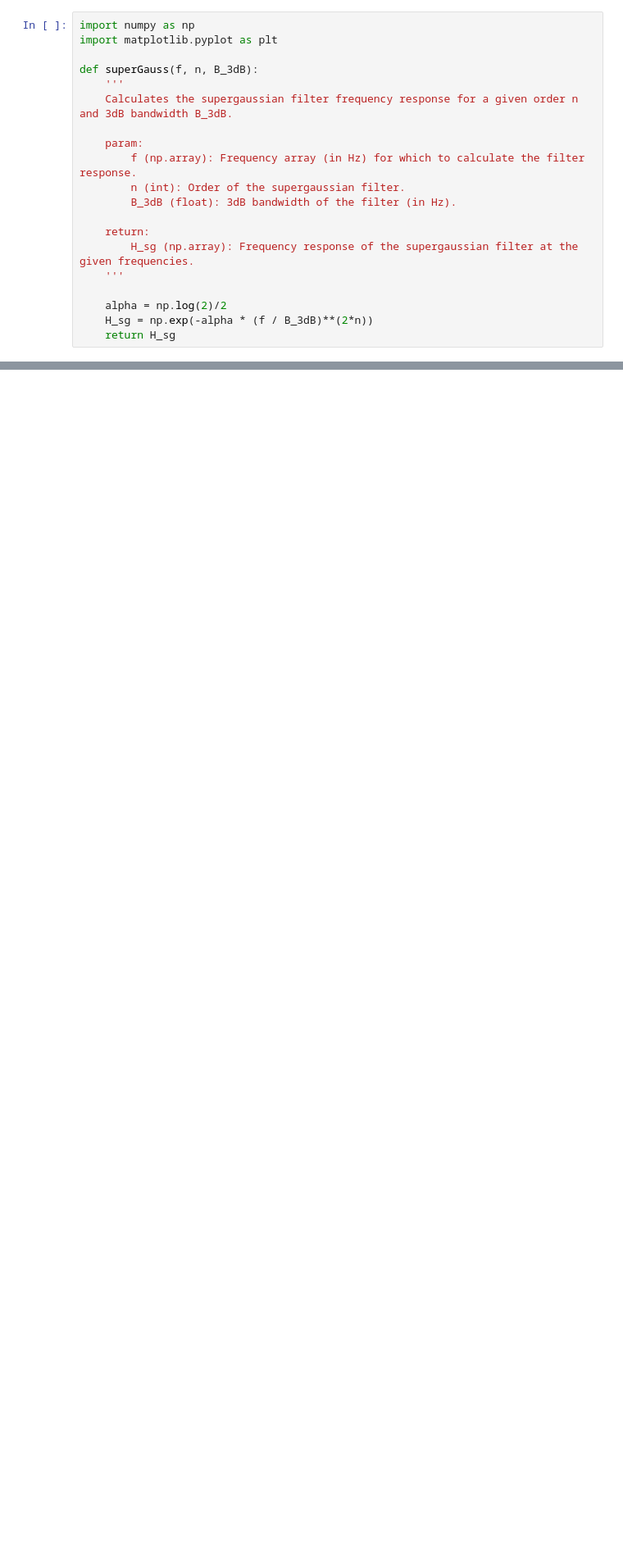
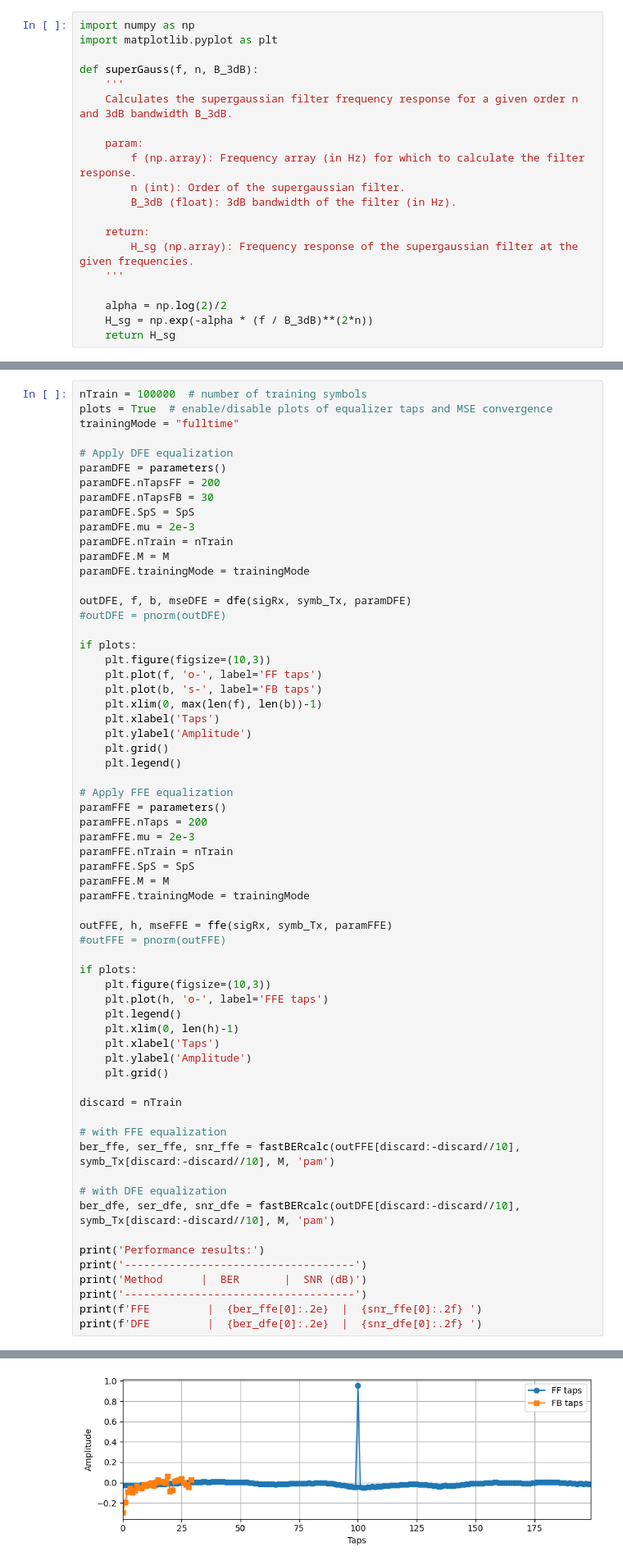
Before and after one commit to elmerfariass/Performance-Modeling-for-High-Capacity-IMDD-Systems, a Jupyter notebook: IMDD_Simulation/Section-II_Simulation.ipynb, the cells around one changed output, grey strips where cells are left out. Shown at 82% size. Cells and saved outputs as stored; diff of their text form; blank space fills up the shorter version.

```diff
--- a/IMDD_Simulation/Section-II_Simulation.ipynb
+++ b/IMDD_Simulation/Section-II_Simulation.ipynb
@@ -258,0 +260,64 @@ plt.show
+# %%
+nTrain = 100000  # number of training symbols
+plots = True  # enable/disable plots of equalizer taps and MSE convergence
+trainingMode = "fulltime"
+
+# Apply DFE equalization
+paramDFE = parameters()
+paramDFE.nTapsFF = 200
+paramDFE.nTapsFB = 30
+paramDFE.SpS = SpS
+paramDFE.mu = 2e-3
+paramDFE.nTrain = nTrain
+paramDFE.M = M
+paramDFE.trainingMode = trainingMode
+
+outDFE, f, b, mseDFE = dfe(sigRx, symb_Tx, paramDFE)
+#outDFE = pnorm(outDFE)
+
+if plots:
+    plt.figure(figsize=(10,3))
+    plt.plot(f, 'o-', label='FF taps')
+    plt.plot(b, 's-', label='FB taps')
+    plt.xlim(0, max(len(f), len(b))-1)
+    plt.xlabel('Taps')
+    plt.ylabel('Amplitude')
+    plt.grid()
+    plt.legend()
+
+# Apply FFE equalization
+paramFFE = parameters()
+paramFFE.nTaps = 200
+paramFFE.mu = 2e-3
+paramFFE.nTrain = nTrain
+paramFFE.SpS = SpS
+paramFFE.M = M
+paramFFE.trainingMode = trainingMode
+
+outFFE, h, mseFFE = ffe(sigRx, symb_Tx, paramFFE)
+#outFFE = pnorm(outFFE)
+
+if plots:
+    plt.figure(figsize=(10,3))
+    plt.plot(h, 'o-', label='FFE taps')
+    plt.legend()
+    plt.xlim(0, len(h)-1)
+    plt.xlabel('Taps')
+    plt.ylabel('Amplitude')
+    plt.grid()
+
+discard = nTrain
+
+# with FFE equalization
+ber_ffe, ser_ffe, snr_ffe = fastBERcalc(outFFE[discard:-discard//10], symb_Tx[discard:-discard//10], M, 'pam')
+
+# with DFE equalization
+ber_dfe, ser_dfe, snr_dfe = fastBERcalc(outDFE[discard:-discard//10], symb_Tx[discard:-discard//10], M, 'pam')
+
+print('Performance results:')
+print('------------------------------------')
+print('Method      |  BER       |  SNR (dB)')
+print('------------------------------------')
+print(f'FFE         |  {ber_ffe[0]:.2e}  |  {snr_ffe[0]:.2f} ')
+print(f'DFE         |  {ber_dfe[0]:.2e}  |  {snr_dfe[0]:.2f} ')
+# %% [output]
@@ -258,0 +325 @@ plt.show
+[figure, added]
```
Also changed, not shown: parts of 5 cells of this notebook.
